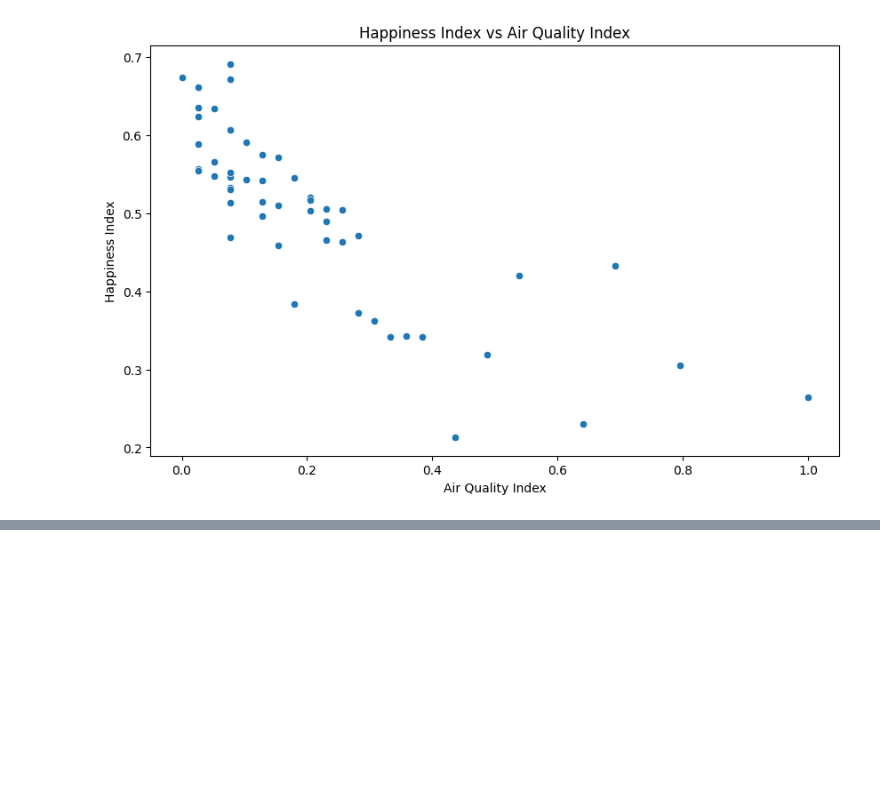
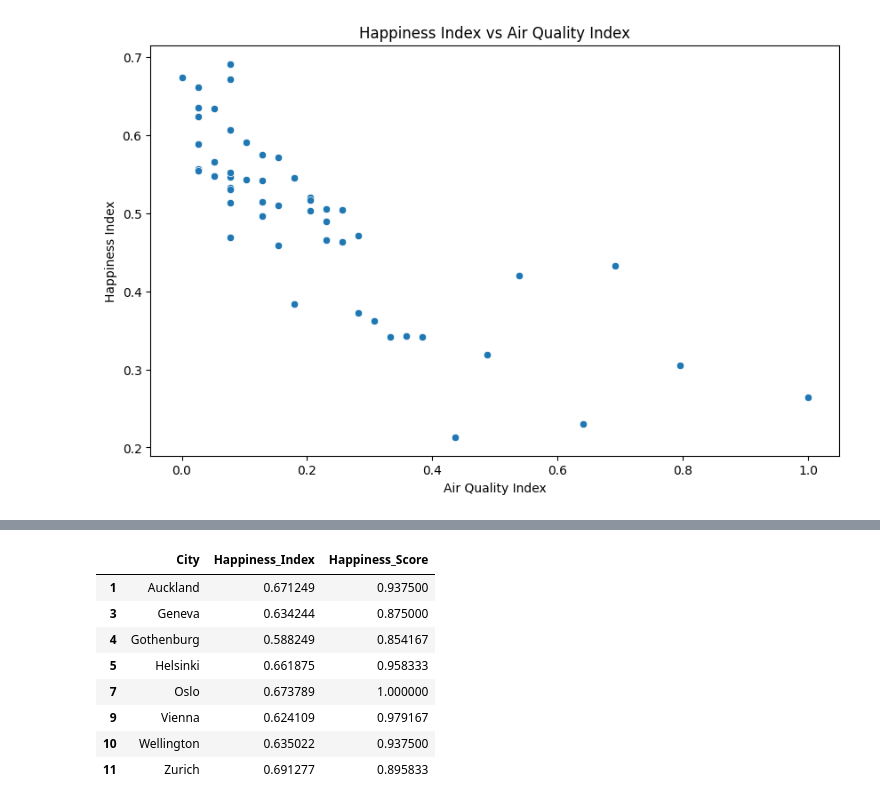
Before and after one commit to sejal-sali/data_analysis_visualisation_project, a Jupyter notebook: City_Happiness_Analysis.ipynb, the cells around one changed output, grey strips where cells are left out. Saved outputs shown, nothing was run; the diff lists cells and outputs as text; code cells hidden in the pictures; blank space fills up the shorter version.

```diff
--- a/City_Happiness_Analysis.ipynb
+++ b/City_Happiness_Analysis.ipynb
@@ -264,0 +371,16 @@ plt.show()
+# %%
+# Remove rows where either Happiness_Index or Happiness_Score is missing
+comparison_df_clean = comparison_df.dropna(subset=['Happiness_Index', 'Happiness_Score'])
+
+# Display the cleaned data
+comparison_df_clean
+# %% [output]
+|  | City | Happiness_Index | Happiness_Score |
+| 1 | Auckland | 0.671249 | 0.937500 |
+| 3 | Geneva | 0.634244 | 0.875000 |
+| 4 | Gothenburg | 0.588249 | 0.854167 |
+| 5 | Helsinki | 0.661875 | 0.958333 |
+| 7 | Oslo | 0.673789 | 1.000000 |
+| 9 | Vienna | 0.624109 | 0.979167 |
+| 10 | Wellington | 0.635022 | 0.937500 |
+| 11 | Zurich | 0.691277 | 0.895833 |
```
Also changed, not shown: parts of 10 cells of this notebook.
